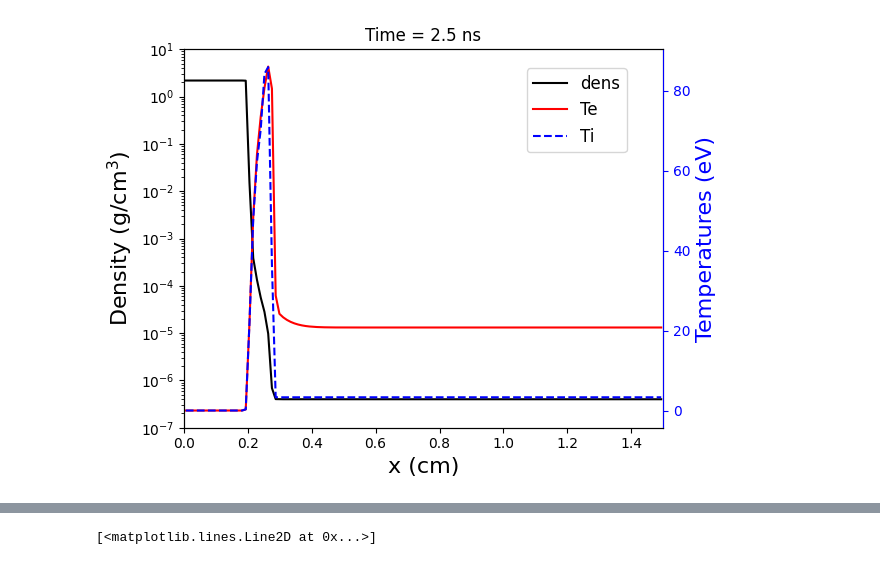
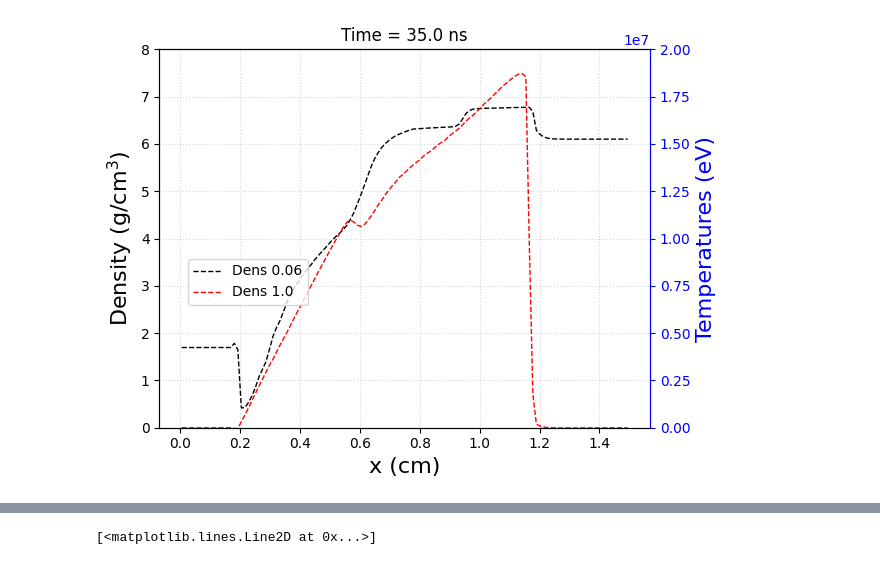
Before and after one commit to weipengyao/scripts, a Jupyter notebook: shock_flash_yt.ipynb, the cells around one changed output, grey strips where cells are left out. Saved outputs shown, nothing was run; the diff lists cells and outputs as text; code cells hidden in the pictures.

```diff
--- a/shock_flash_yt.ipynb
+++ b/shock_flash_yt.ipynb
@@ -27,5 +44,5 @@ filename = 'lasslab_hdf5_chk_0005'  # check the mass fraction for the negative e
 # %%
-data_yt = yt.load(filedir+filename)
+data_yt = yt.load(filedir[0]+filename)
 data_yt_map = data_yt.covering_grid(level=0, left_edge=[0, 0.0, 0.0], dims=data_yt.domain_dimensions)
 time_now = np.array(data_yt.current_time)*1e9
 # %% [output]
@@ -40,6 +77,9 @@ x    = data_yt_map['x'][:,0,0]           # cm
 dens = data_yt_map['density'][:,0,0]     # g/cm3
 Te   = data_yt_map['tele'][:,0,0]        # K
 Ti   = data_yt_map['tion'][:,0,0]        # K
+Tr   = data_yt_map['trad'][:,0,0]        # K
 depo = data_yt_map['depo'][:,0,0]        # K
 cham = data_yt_map['cham'][:,0,0]        #
 targ = data_yt_map['targ'][:,0,0]        #
+velx = data_yt_map['velx'][:,0,0]        #
+ye = data_yt_map['ye'][:,0,0]        #
@@ -46,28 +142,38 @@ targ = data_yt_map['targ'][:,0,0]        #
 # %%
 fig, ax1 = plt.subplots()
 
-ax1.semilogy(x, dens, '-k')
+ax1.plot(x, ye*14, '--k', lw=1.0)
+# ax1.semilogy(x2, dens2, '-k', lw=1.0)
+# ax1.semilogy(x0, desn0, 'ok', lw=1.0)
 ax1.set_ylabel(r'Density (g/cm$^3$)', color='k', fontsize=16)
 ax1.tick_params(axis='y',color='k', labelcolor='k')
 # ax1.legend()
-ax1.set_ylim([1e-7,10])
-ax1.set_xlim([0.0,1.5])
+ax1.set_ylim([0,8])
+# ax1.set_xlim([0.2,1.5])
 ax1.set_xlabel('x (cm)', fontsize=16)
 
 ax2 = ax1.twinx()
-ax2.plot(x, Te/11600, '-r', label='Te')
-ax2.plot(x, Ti/11600, '--b', label='Ti')
+ax2.plot(x, velx, '--r', label='Te', lw=1.0)
+# ax2.plot(x2, Te2/11600, '-r', label='Te', lw=1.0)
+# ax2.plot(x0, Te0/11600, 'or', label='Te', lw=1.0)
+# ax2.plot(x1, Ti1/11600, '--b', label='Ti', lw=1.0)
+# ax2.plot(x2, Ti2/11600, '-b', label='Ti', lw=1.0)
+# ax2.plot(x, Tr/11600, '--m', label='Tr', lw=3.0)
+# ax2.plot(x0, Ti0/11600, 'ob', label='Ti', lw=1.0)
 ax2.set_ylabel('Temperatures (eV)', color='b', fontsize=16)
 ax2.tick_params(axis='y', color='b', labelcolor='b')
 ax2.spines['right'].set_color('b')
 ax2.spines['left'].set_color('k')
-# ax2.set_ylim([0,50])
+# ax2.set_ylim(bottom=0)
+ax2.set_ylim([0, 2e7])
+ax1.grid(alpha=0.5,linestyle=':')
 
-fig.legend(['dens', 'Te','Ti',], bbox_to_anchor=(0.85, 0.9),fontsize=12)
+fig.legend(['Dens 0.06', 'Dens 1.0', 'Te 0.06', 'Te 1.0', 'Ti 0.06', 'Ti 1.0' ], bbox_to_anchor=(0.35, 0.5),fontsize=10, )
 ax1.set_title('Time = {:.1f} ns'.format(time_now))
 
 fig.tight_layout()
-fig.savefig(filedir+'profile_{:.1f}.png'.format(time_now),dpi=300)
+# fig.savefig(filedir[2]+'profile_comp2_{:.1f}.png'.format(time_now),dpi=600)
+# fig.savefig('/Users/yao/Desktop/fluxlimiter_dens_temps.pdf',dpi=600)
 # %% [output]
-[figure, old version]
+[figure, new version]
 # %%
```
Also changed, not shown: parts of 12 cells of this notebook, 16 other files.
